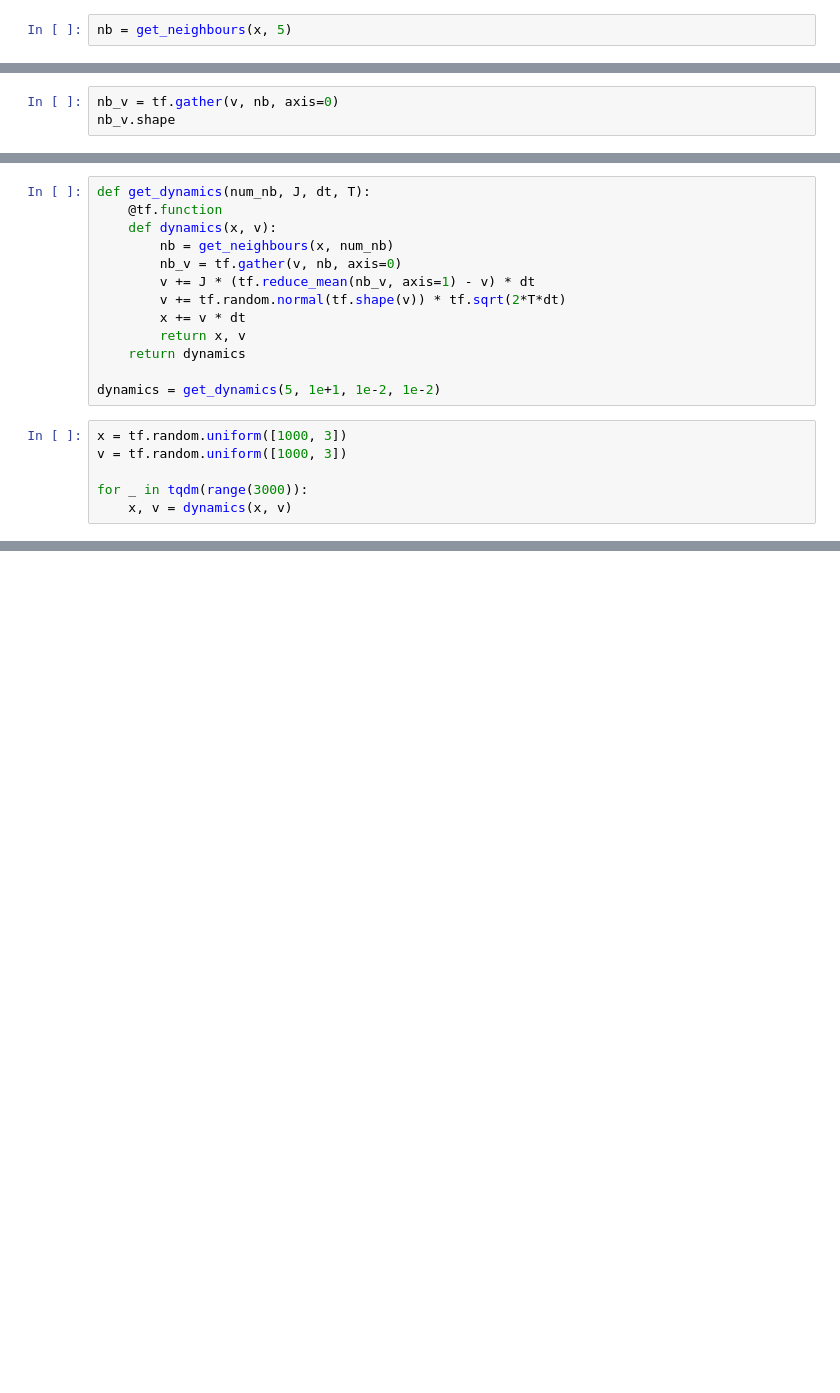
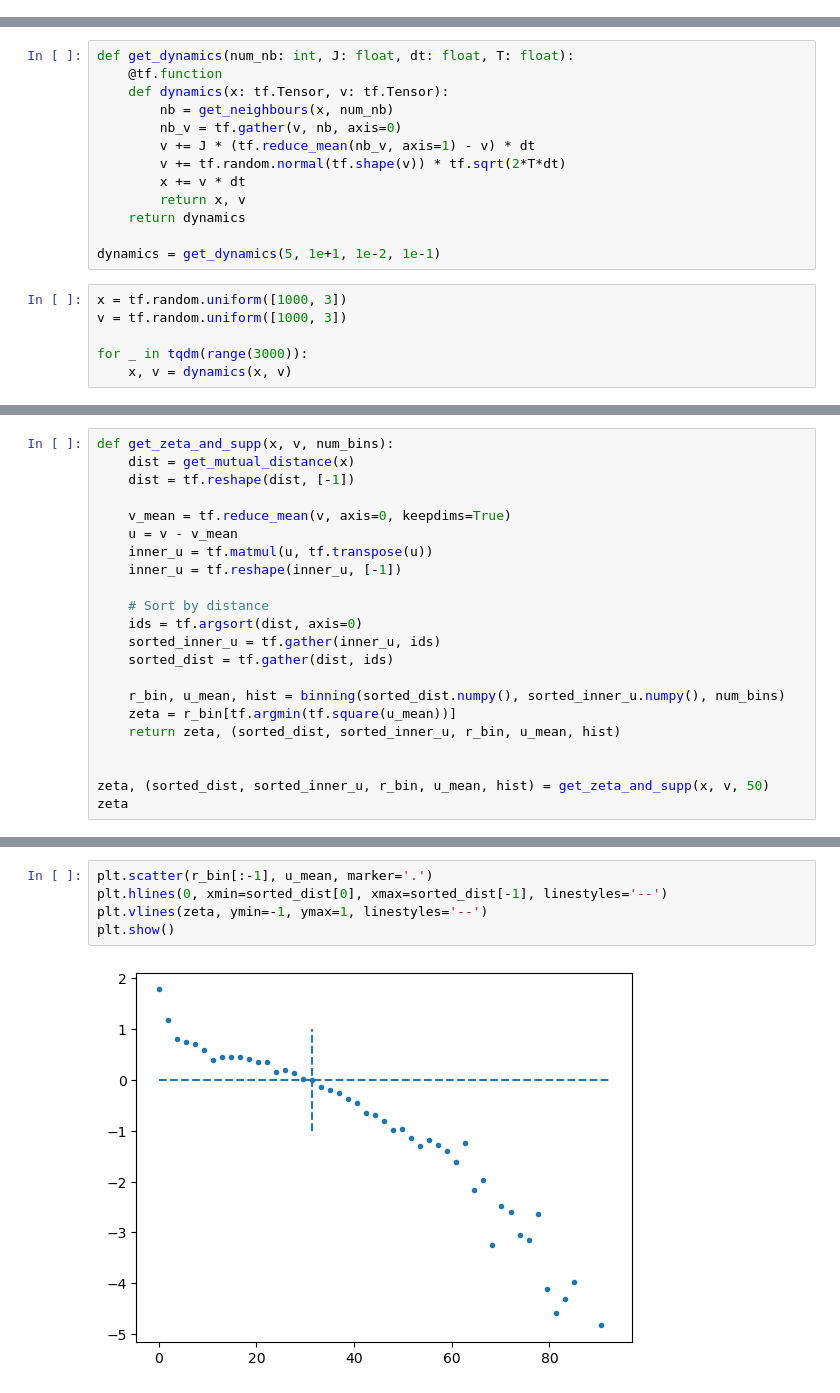
Before and after one commit to shuiruge/entropy, a Jupyter notebook: flocks/Starling Flock.ipynb, the cells around one changed output, grey strips where cells are left out. Saved outputs shown, nothing was run; the diff lists cells and outputs as text; blank space fills up the shorter version.

```diff
--- a/flocks/Starling Flock.ipynb
+++ b/flocks/Starling Flock.ipynb
@@ -19,4 +21,2 @@ def get_neighbours(x, num_nb):
     dist = get_mutual_distance(x)
     return tf.math.top_k(-dist, num_nb+1)[1][:, 1:]
-# %%
-nb = get_neighbours(x, 5)
@@ -36,3 +22,0 @@ array([[409, 378, 548, 796, 987],
-# %%
-nb_v = tf.gather(v, nb, axis=0)
-nb_v.shape
@@ -45,7 +23,7 @@ TensorShape([1000, 3])
 # %%
-def get_dynamics(num_nb, J, dt, T):
+def get_dynamics(num_nb: int, J: float, dt: float, T: float):
     @tf.function
-    def dynamics(x, v):
+    def dynamics(x: tf.Tensor, v: tf.Tensor):
         nb = get_neighbours(x, num_nb)
         nb_v = tf.gather(v, nb, axis=0)
         v += J * (tf.reduce_mean(nb_v, axis=1) - v) * dt
@@ -54,7 +32,7 @@ def get_dynamics(num_nb, J, dt, T):
         return x, v
     return dynamics
 
-dynamics = get_dynamics(5, 1e+1, 1e-2, 1e-2)
+dynamics = get_dynamics(5, 1e+1, 1e-2, 1e-1)
 # %%
 x = tf.random.uniform([1000, 3])
 v = tf.random.uniform([1000, 3])
@@ -74,0 +85,22 @@ array([[0.26754615, 0.8959832 , 0.70251447],
+# %%
+def get_zeta_and_supp(x, v, num_bins):
+    dist = get_mutual_distance(x)
+    dist = tf.reshape(dist, [-1])
+
+    v_mean = tf.reduce_mean(v, axis=0, keepdims=True)
+    u = v - v_mean
+    inner_u = tf.matmul(u, tf.transpose(u))
+    inner_u = tf.reshape(inner_u, [-1])
+
+    # Sort by distance
+    ids = tf.argsort(dist, axis=0)
+    sorted_inner_u = tf.gather(inner_u, ids)
+    sorted_dist = tf.gather(dist, ids)
+
+    r_bin, u_mean, hist = binning(sorted_dist.numpy(), sorted_inner_u.numpy(), num_bins)
+    zeta = r_bin[tf.argmin(tf.square(u_mean))]
+    return zeta, (sorted_dist, sorted_inner_u, r_bin, u_mean, hist)
+
+
+zeta, (sorted_dist, sorted_inner_u, r_bin, u_mean, hist) = get_zeta_and_supp(x, v, 50)
+zeta
@@ -74,0 +109,7 @@ array([[0.26754615, 0.8959832 , 0.70251447],
+# %%
+plt.scatter(r_bin[:-1], u_mean, marker='.')
+plt.hlines(0, xmin=sorted_dist[0], xmax=sorted_dist[-1], linestyles='--')
+plt.vlines(zeta, ymin=-1, ymax=1, linestyles='--')
+plt.show()
+# %% [output]
+[figure, added]
```
Also changed, not shown: parts of 15 cells of this notebook, 2 other files.
